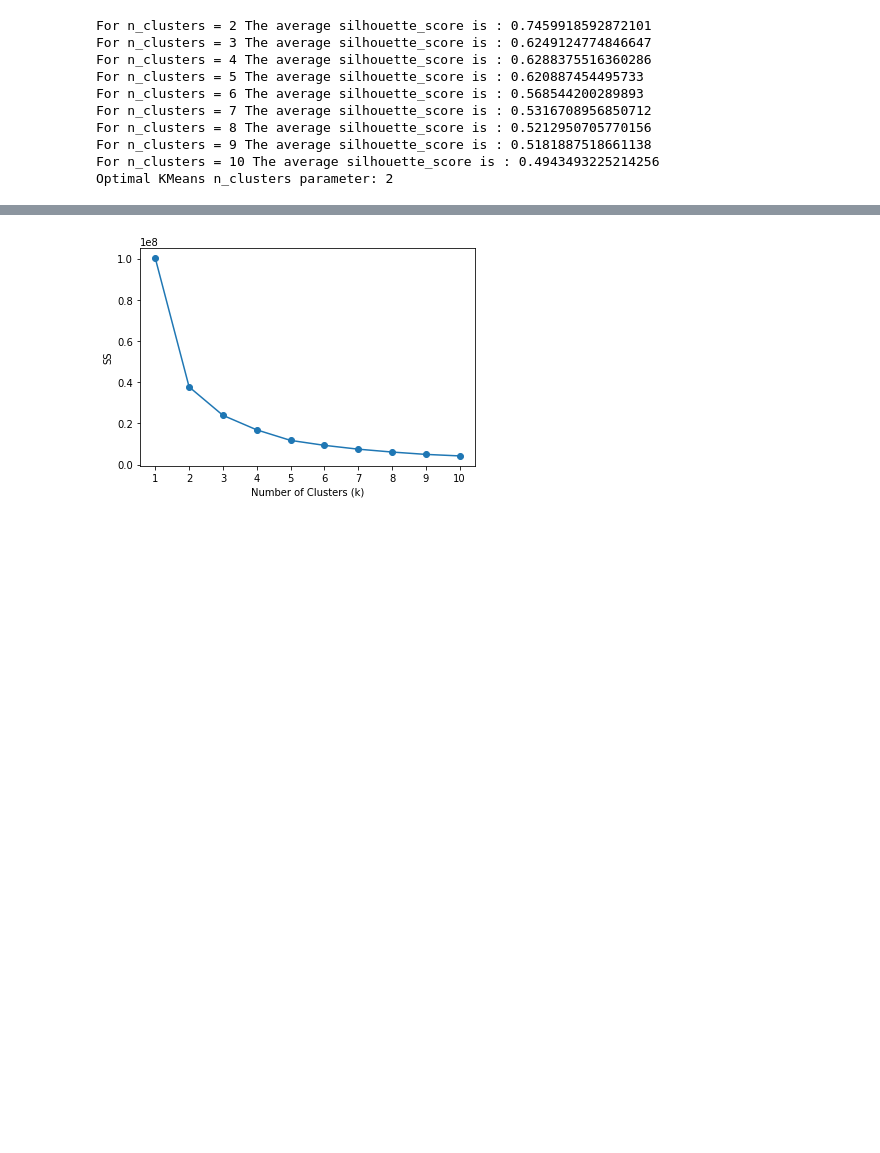
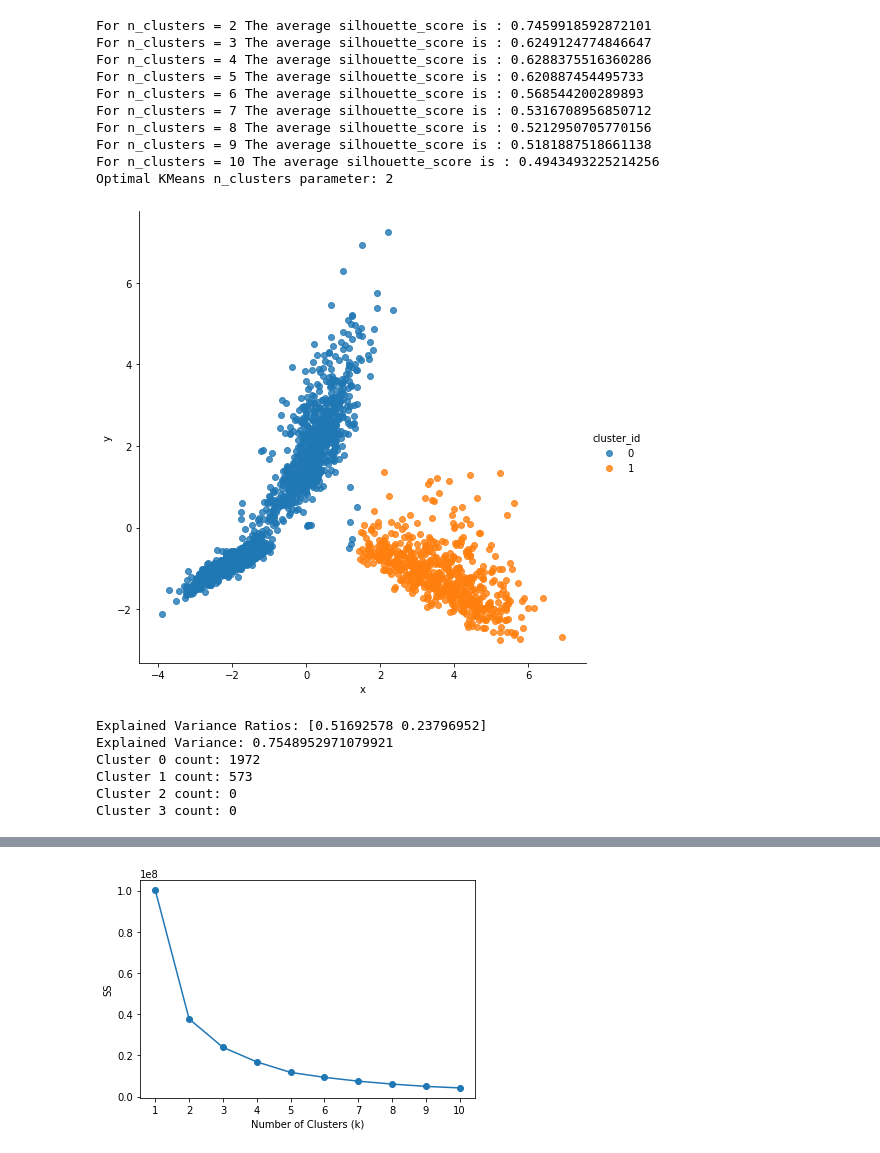
Before and after one commit to jlwalsh13/Capstone_1, a Jupyter notebook: ff_clustering.ipynb, the cells around one changed output, grey strips where cells are left out. Drawn from its saved outputs; the diff is of its cells as text; code cells hidden in the pictures; blank space fills up the shorter version.

```diff
--- a/ff_clustering.ipynb
+++ b/ff_clustering.ipynb
@@ -85,4 +85,38 @@ For n_clusters = 8 The average silhouette_score is : 0.5212950705770156
 For n_clusters = 9 The average silhouette_score is : 0.5181887518661138
 For n_clusters = 10 The average silhouette_score is : 0.4943493225214256
 Optimal KMeans n_clusters parameter: 2
+# %%
+cluster_df = stat_matrix.copy()
+
+scaled_cluster = StandardScaler().fit_transform(cluster_df)
+
+pca = PCA(n_components=2)
+XY = pca.fit_transform(scaled_cluster)
+
+KM = KMeans(n_clusters=2)
+labels = KM.fit_predict(scaled_cluster)
+
+cluster_df['cluster_id'] = labels
+cluster_df['POS'] = positions
+cluster_df['x'] = XY[:,0]
+cluster_df['y'] = XY[:,1]
+
+sns.lmplot(data=cluster_df, x='x', y='y', hue='cluster_id', fit_reg=False, legend=True, legend_out=True, height=7)
+plt.show()
+
+print('Explained Variance Ratios: '+ str(pca.explained_variance_ratio_))
+print('Explained Variance: ' + str(pca.explained_variance_ratio_.sum()))
+# print(pca.n_components_)
+print('Cluster 0 count: ' + str(len(cluster_df[cluster_df.cluster_id == 0])))
+print('Cluster 1 count: ' + str(len(cluster_df[cluster_df.cluster_id == 1])))
+print('Cluster 2 count: ' + str(len(cluster_df[cluster_df.cluster_id == 2])))
+print('Cluster 3 count: ' + str(len(cluster_df[cluster_df.cluster_id == 3])))
+# %% [output]
+[figure, added]
+Explained Variance Ratios: [0.51692578 0.23796952]
+Explained Variance: 0.7548952971079921
+Cluster 0 count: 1972
+Cluster 1 count: 573
+Cluster 2 count: 0
+Cluster 3 count: 0
 # %%
```
Also changed, not shown: parts of 3 cells of this notebook.
